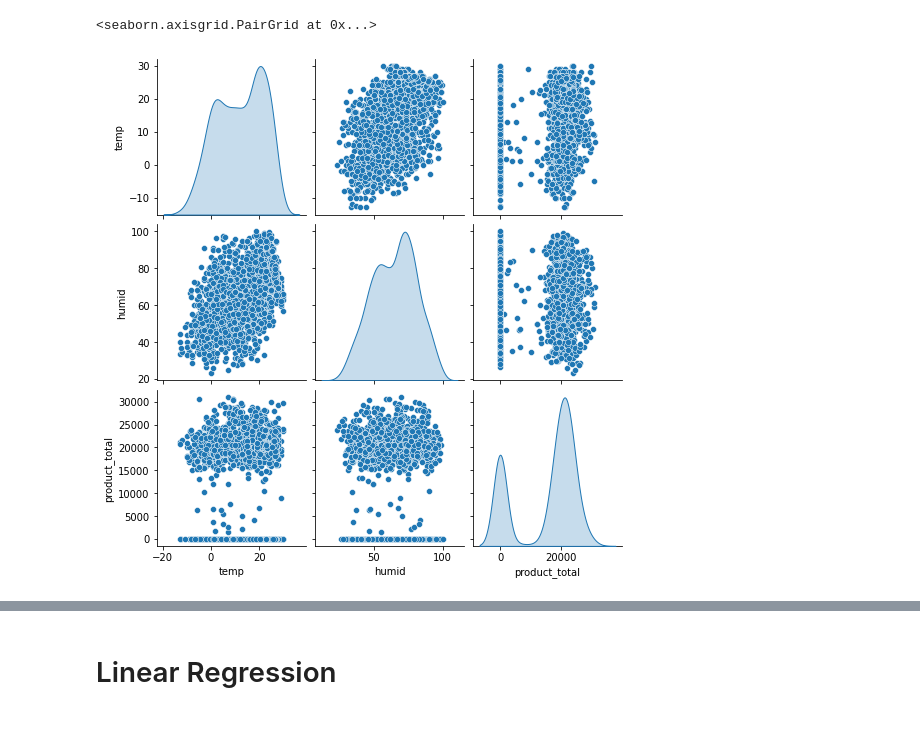
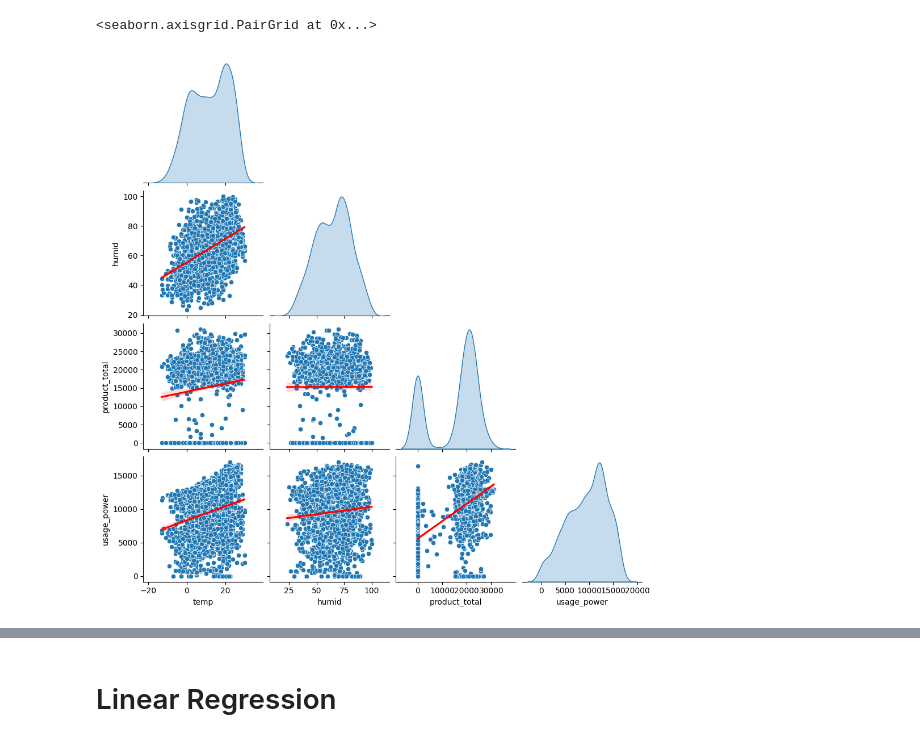
Before and after one commit to jihwanK/data_science, a Jupyter notebook: hyungah/fems_ml.ipynb, the cells around one changed output, grey strips where cells are left out. Saved outputs shown, nothing was run; the diff lists cells and outputs as text; code cells hidden in the pictures.

```diff
--- a/hyungah/fems_ml.ipynb
+++ b/hyungah/fems_ml.ipynb
@@ -22,6 +24,11 @@ df
 1633 rows × 7 columns
-# %%
-sns.pairplot(df[ ['temp', 'humid', 'product_total', 'Usage_power_total'] ], diag_kind="kde")
-# %% [output]
-<seaborn.axisgrid.PairGrid at 0x...>
-[figure, removed]
+# %%
+# sns.pairplot(df[ ['temp', 'humid', 'product_total', 'usage_power'] ], diag_kind="kde")
+
+key_col = ['temp', 'humid', 'product_total', 'usage_power']
+pp = sns.pairplot(df[key_col], diag_kind="kde", corner=True)
+pp.map_lower(sns.regplot, color='red', scatter=False)
+# pp.map_diag(sns.scatterplot)
+# %% [output]
+<seaborn.axisgrid.PairGrid at 0x...>
+[figure, added]
```
Also changed, not shown: parts of 5 cells of this notebook.
